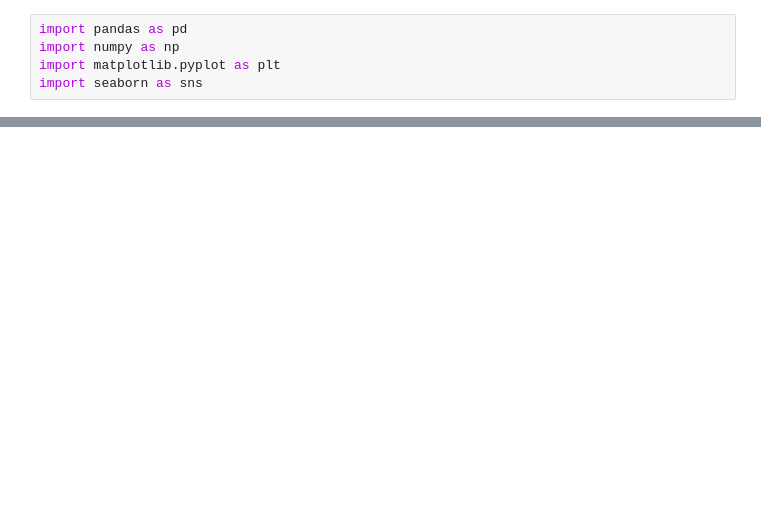
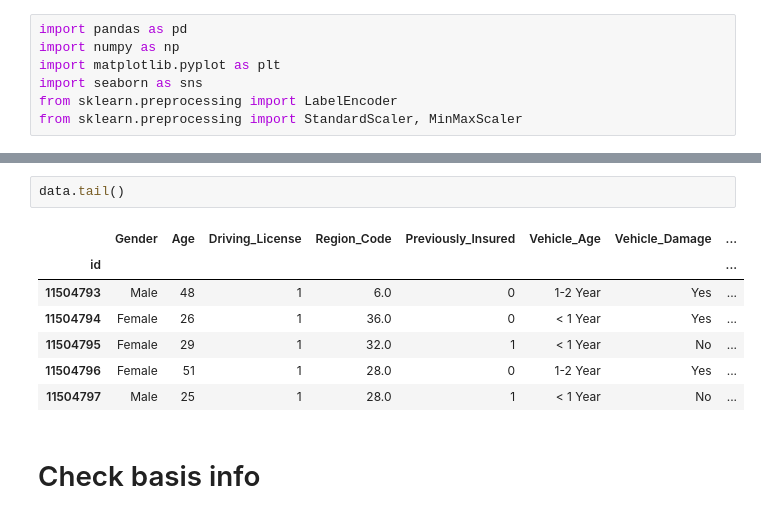
Before and after one commit to RECTANGLE1210/Classification_PracPj2, a Jupyter notebook: notebooks/exploratory_data_analysis.ipynb, the cells around one changed output, grey strips where cells are left out. Drawn from its saved outputs; the diff is of its cells as text; blank space fills up the shorter version.

```diff
--- a/notebooks/exploratory_data_analysis.ipynb
+++ b/notebooks/exploratory_data_analysis.ipynb
@@ -3,6 +3,8 @@ import pandas as pd
 import numpy as np
 import matplotlib.pyplot as plt
 import seaborn as sns
+from sklearn.preprocessing import LabelEncoder
+from sklearn.preprocessing import StandardScaler, MinMaxScaler
 # %%
 # Load the data
 filepath = '../data/raw/train.csv'
@@ -37,3 +39,15 @@ memory usage: 1.0+ GB
 | 50% | 3.600000e+01 | 1.000000e+00 | 2.800000e+01 | 0.000000e+00 | 3.182400e+04 | 1.510000e+02 | ... |
 | 75% | 4.900000e+01 | 1.000000e+00 | 3.500000e+01 | 1.000000e+00 | 3.945100e+04 | 1.520000e+02 | ... |
 | max | 8.500000e+01 | 1.000000e+00 | 5.200000e+01 | 1.000000e+00 | 5.401650e+05 | 1.630000e+02 | ... |
+# %%
+data.tail()
+# %% [output]
+|  | Gender | Age | Driving_License | Region_Code | Previously_Insured | Vehicle_Age | Vehicle_Damage | ... |
+| id |  |  |  |  |  |  |  | ... |
+| 11504793 | Male | 48 | 1 | 6.0 | 0 | 1-2 Year | Yes | ... |
+| 11504794 | Female | 26 | 1 | 36.0 | 0 | < 1 Year | Yes | ... |
+| 11504795 | Female | 29 | 1 | 32.0 | 1 | < 1 Year | No | ... |
+| 11504796 | Female | 51 | 1 | 28.0 | 0 | 1-2 Year | Yes | ... |
+| 11504797 | Male | 25 | 1 | 28.0 | 1 | < 1 Year | No | ... |
+# %% [markdown]
+# Check basis info
```
Also changed, not shown: parts of 12 cells of this notebook, 1 other file.
